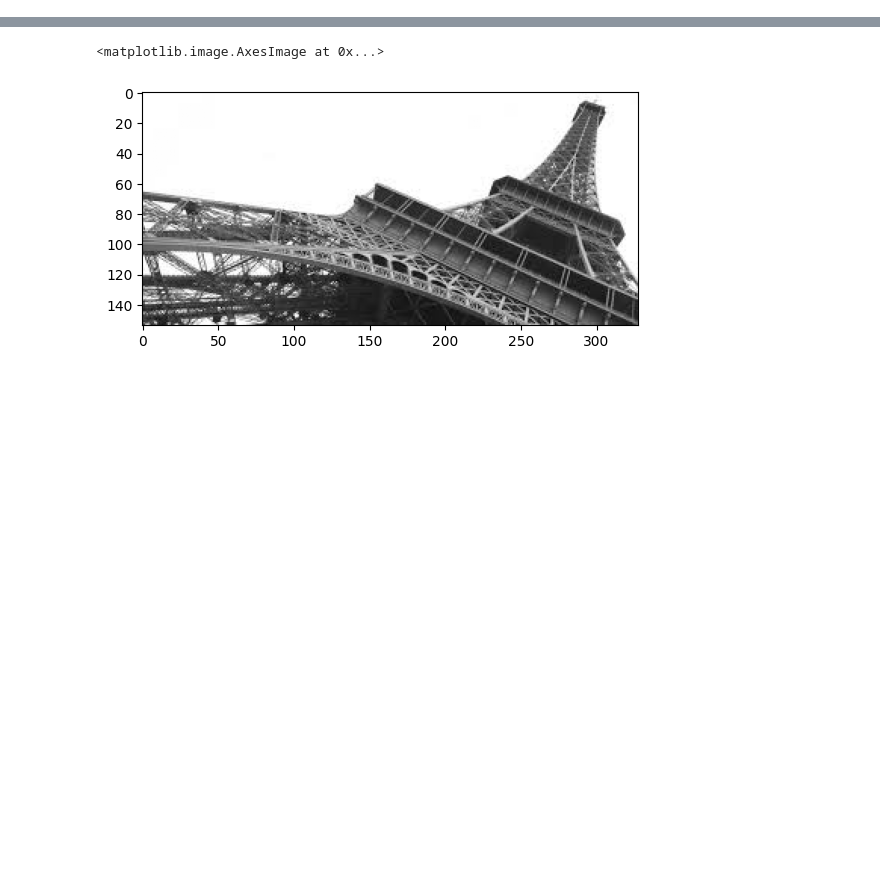
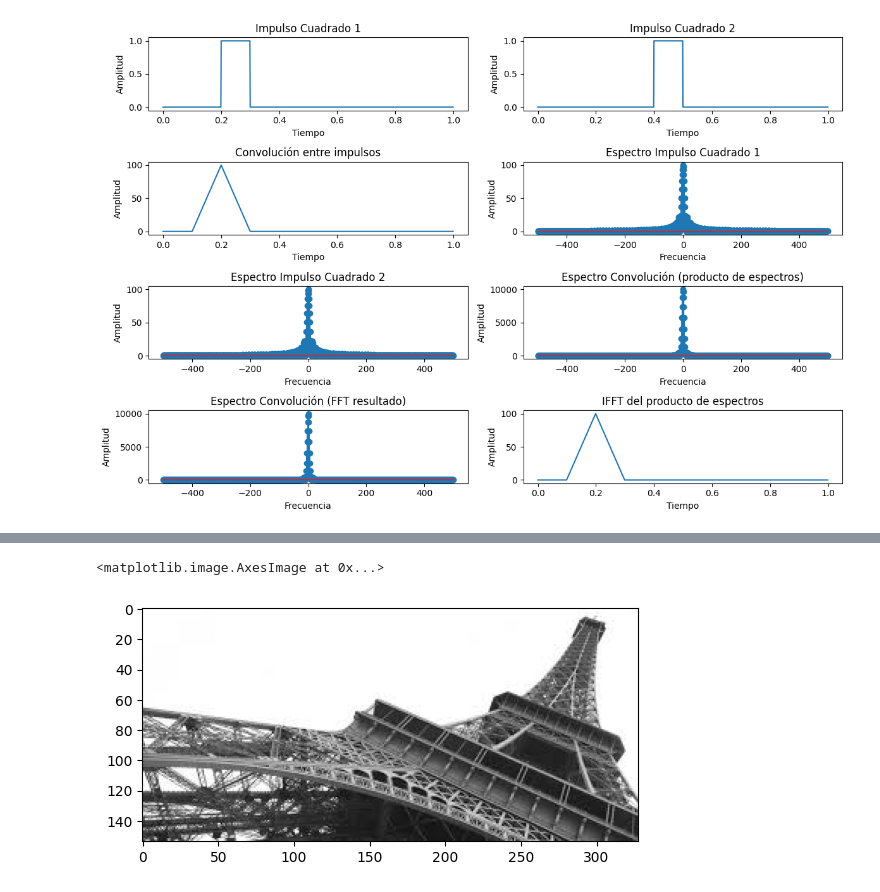
Before and after one commit to enriquezmartin/pes-utn-fra, a Jupyter notebook: python-notebooks/0-convolucion/2-convolucion.ipynb, the cells around one changed output, grey strips where cells are left out. Drawn from its saved outputs; the diff is of its cells as text; code cells hidden in the pictures; blank space fills up the shorter version.

```diff
--- a/python-notebooks/0-convolucion/2-convolucion.ipynb
+++ b/python-notebooks/0-convolucion/2-convolucion.ipynb
@@ -4,0 +5,88 @@
+# %%
+import numpy as np
+import matplotlib.pyplot as plt
+from scipy.signal import convolve
+from scipy.fft import fft, fftshift, fftfreq, ifft
+
+# Parámetros de los impulsos cuadrados
+t = np.linspace(0, 1, 1000, endpoint=False)  # Vector de tiempo
+impulso1 = np.zeros_like(t)
+impulso1[200:300] = 1  # Impulso cuadrado 1
+impulso2 = np.zeros_like(t)
+impulso2[400:500] = 1  # Impulso cuadrado 2
+
+# Realizar la convolución de los impulsos
+resultado_conv = np.convolve(impulso1, impulso2, mode='same')
+
+# Calcular los espectros de los impulsos y del resultado de la convolución
+espectro_impulso1 = (fft(impulso1))
+espectro_impulso2 = (fft(impulso2))
+espectro_conv = espectro_impulso1 * espectro_impulso2 #Por teorema de convolución
+espectro_conv_fft = fftshift(fft(resultado_conv)) #FFT de la convolución en tiempo
+
+# Graficar en el dominio del tiempo
+plt.figure(figsize=(12, 8))
+
+plt.subplot(4, 2, 1)
+plt.plot(t, impulso1)
+plt.title('Impulso Cuadrado 1')
+plt.xlabel('Tiempo')
+plt.ylabel('Amplitud')
+
+plt.subplot(4, 2, 2)
+plt.plot(t, impulso2)
+plt.title('Impulso Cuadrado 2')
+plt.xlabel('Tiempo')
+plt.ylabel('Amplitud')
+
+plt.subplot(4, 2, 3)
+plt.plot(np.arange(len(resultado_conv))/1000, resultado_conv)
+plt.title('Convolución entre impulsos')
+plt.xlabel('Tiempo')
+plt.ylabel('Amplitud')
+
+# Graficar en el dominio de la frecuencia
+freqs = fftshift(fftfreq(len(t), 1/1000))
+
+plt.subplot(4, 2, 4)
+plt.stem(freqs, np.abs(fftshift(espectro_impulso1)))
+plt.title('Espectro Impulso Cuadrado 1')
+plt.xlabel('Frecuencia')
+plt.ylabel('Amplitud')
+
+plt.subplot(4, 2, 5)
+plt.stem(freqs, np.abs(fftshift(espectro_impulso2)))
+plt.title('Espectro Impulso Cuadrado 2')
+plt.xlabel('Frecuencia')
+plt.ylabel('Amplitud')
+
+plt.subplot(4, 2, 6)
+plt.stem(freqs, np.abs(fftshift(espectro_conv)))
+plt.title('Espectro Convolución (producto de espectros)')
+plt.xlabel('Frecuencia')
+plt.ylabel('Amplitud')
+
+plt.subplot(4, 2, 7)
+plt.stem(freqs, np.abs((espectro_conv_fft)))
+plt.title('Espectro Convolución (FFT resultado)')
+plt.xlabel('Frecuencia')
+plt.ylabel('Amplitud')
+
+senal_reconstruida = ifft(espectro_conv)
+
+# Graficar la señal reconstruida en el dominio del tiempo
+
+
+#plt.figure(figsize=(6, 4))
+plt.subplot(4,2,8)
+plt.plot(t, np.abs(fftshift(senal_reconstruida)))
+plt.title('IFFT del producto de espectros')
+plt.xlabel('Tiempo')
+plt.ylabel('Amplitud')
+
+
+# Ajustar el diseño para evitar solapamiento
+plt.tight_layout()
+plt.show()
+# %% [output]
+[figure, added]
```
Also changed, not shown: parts of 4 cells of this notebook, 8 other files.
